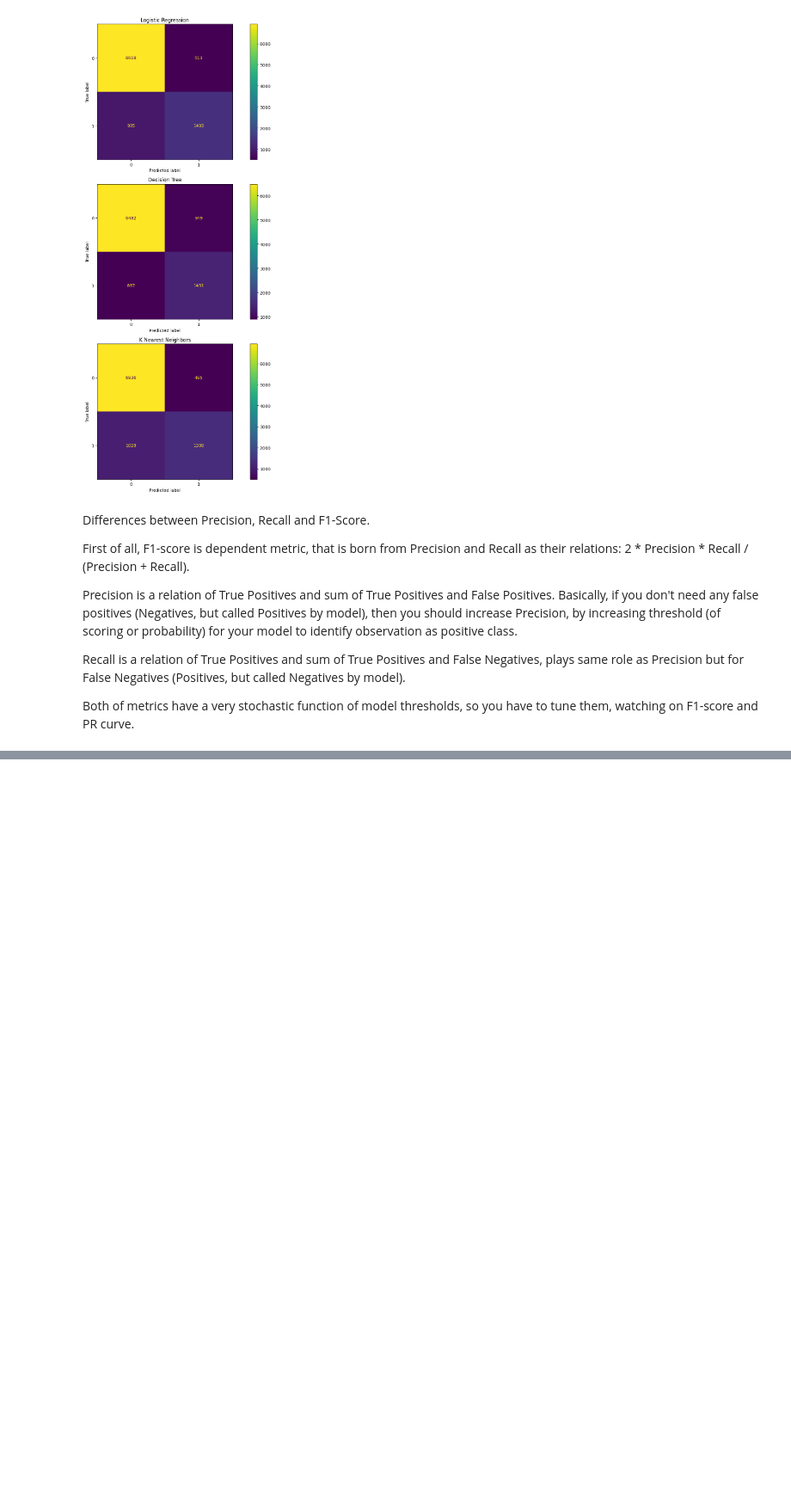
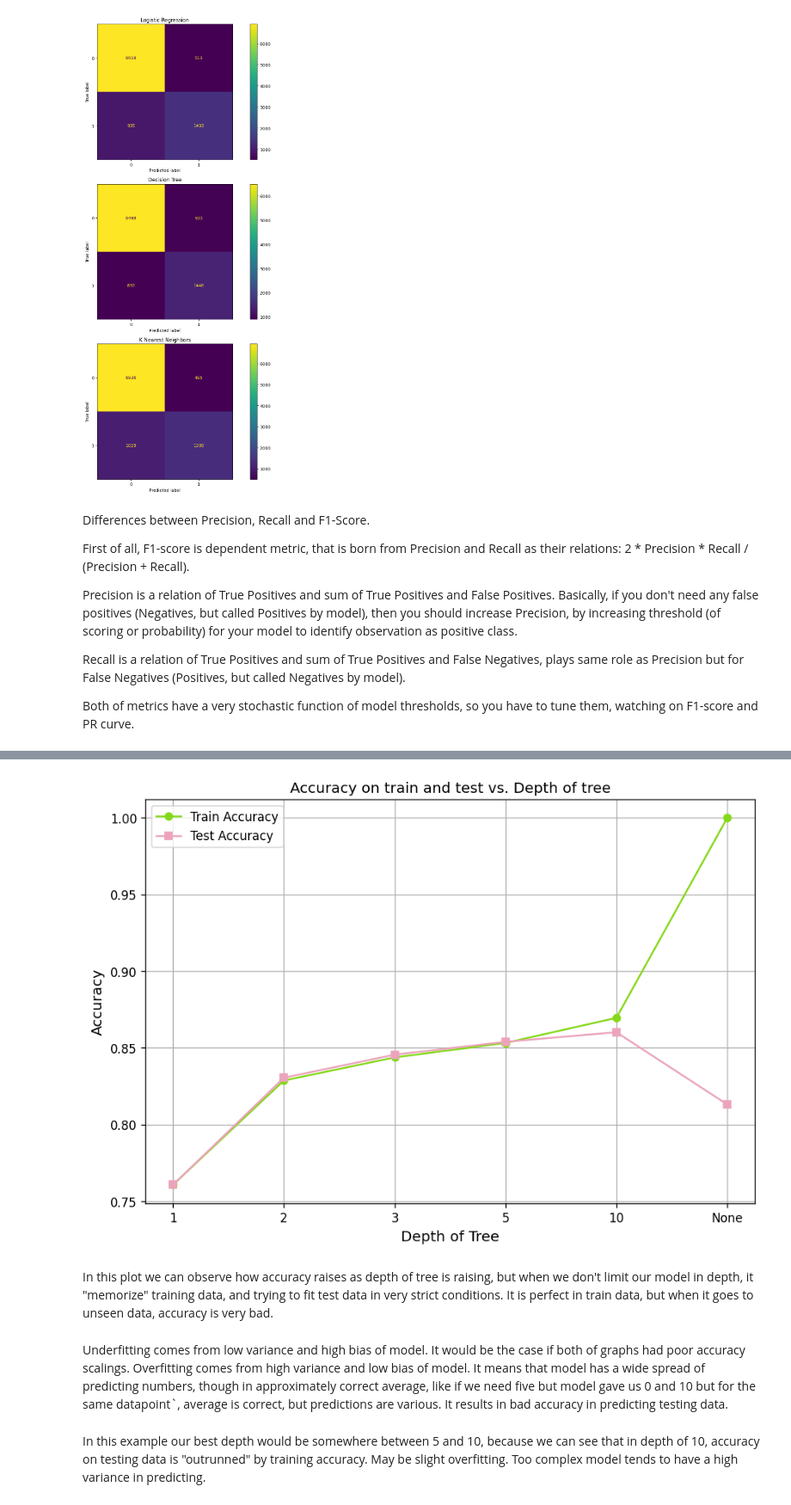
Before and after one commit to whaattisit/Data-Mining, a Jupyter notebook: practice 4/practice_4.ipynb, the cells around one changed output, grey strips where cells are left out. Shown at 86% size. Saved outputs shown, nothing was run; the diff lists cells and outputs as text; code cells hidden in the pictures; blank space fills up the shorter version.

```diff
--- a/practice 4/practice_4.ipynb
+++ b/practice 4/practice_4.ipynb
@@ -259,0 +283,47 @@ I think the real bussiness model
+# %%
+depths = [1, 2, 3, 5, 10, None]
+decision_tree_pipes = {}
+
+for depth in depths:
+    classifier = DecisionTreeClassifier(max_depth=depth)
+    pipeline = Pipeline(
+            steps=[
+                ('preprocessor', preprocessor),
+                ('classifier', classifier)
+            ]
+        )
+    pipeline.fit(X_train, y_train)
+    decision_tree_pipes[depth] = pipeline
+# %%
+train_accuracies = []
+test_accuracies = []
+depths_str = [str(d) for d in depths]
+
+for pipe in decision_tree_pipes:
+    accuracy_train = accuracy_score(y_train, decision_tree_pipes[pipe].predict(X_train))
+    accuracy_test = accuracy_score(y_test,  decision_tree_pipes[pipe].predict(X_test))
+
+    train_accuracies.append(accuracy_train)
+    test_accuracies.append(accuracy_test)
+
+fig = plt.figure(figsize=(9, 6), dpi=120)
+plt.plot(depths_str, train_accuracies, label='Train Accuracy', marker='o', color="#85D819")
+plt.plot(depths_str, test_accuracies, label='Test Accuracy', marker='s', color="#ECA4BB")
+
+plt.xlabel('Depth of Tree', fontsize=12)
+plt.ylabel('Accuracy', fontsize=12)
+plt.title('Accuracy on train and test vs. Depth of tree')
+plt.legend(fontsize=10)
+plt.grid(True)
+
+plt.show()
+# %% [output]
+[figure, added]
+# %% [markdown]
+In this plot we can observe how accuracy raises as depth of tree is raising, but when we don't limit our model in depth, it "memorize" training data, and trying to fit test data in very strict conditions.
+It is perfect in train data, but when it goes to unseen data, accuracy is very bad.
+# %% [markdown]
+Underfitting comes from low variance and high bias of model. It would be the case if both of graphs had poor accuracy scalings.
+Overfitting comes from high variance and low bias of model. It means that model has a wide spread of predicting numbers, though in approximately correct average, like if we need five but model gave us 0 and 10 but for the same datapoint`, average is correct, but predictions are various. It results in bad accuracy in predicting testing data.
+# %% [markdown]
+In this example our best depth would be somewhere between 5 and 10, because we can see that in depth of 10, accuracy on testing data is "outrunned" by training accuracy. May be slight overfitting. Too complex model tends to have a high variance in predicting.
```
Also changed, not shown: parts of 9 cells of this notebook.
